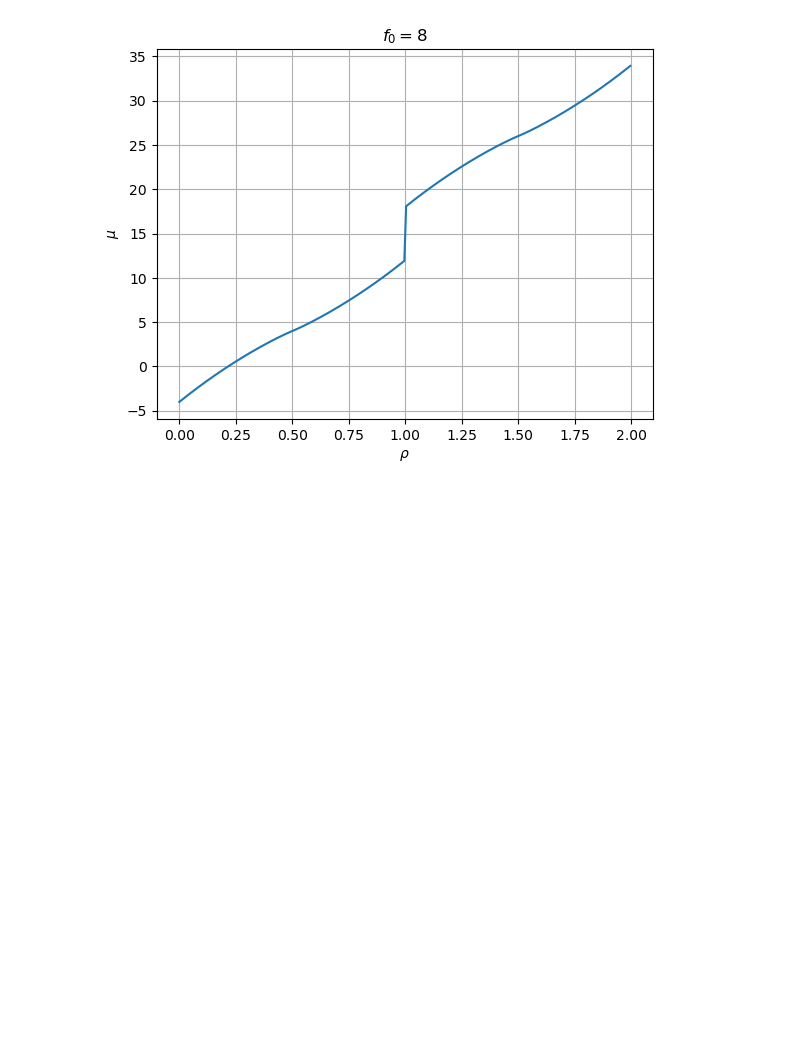
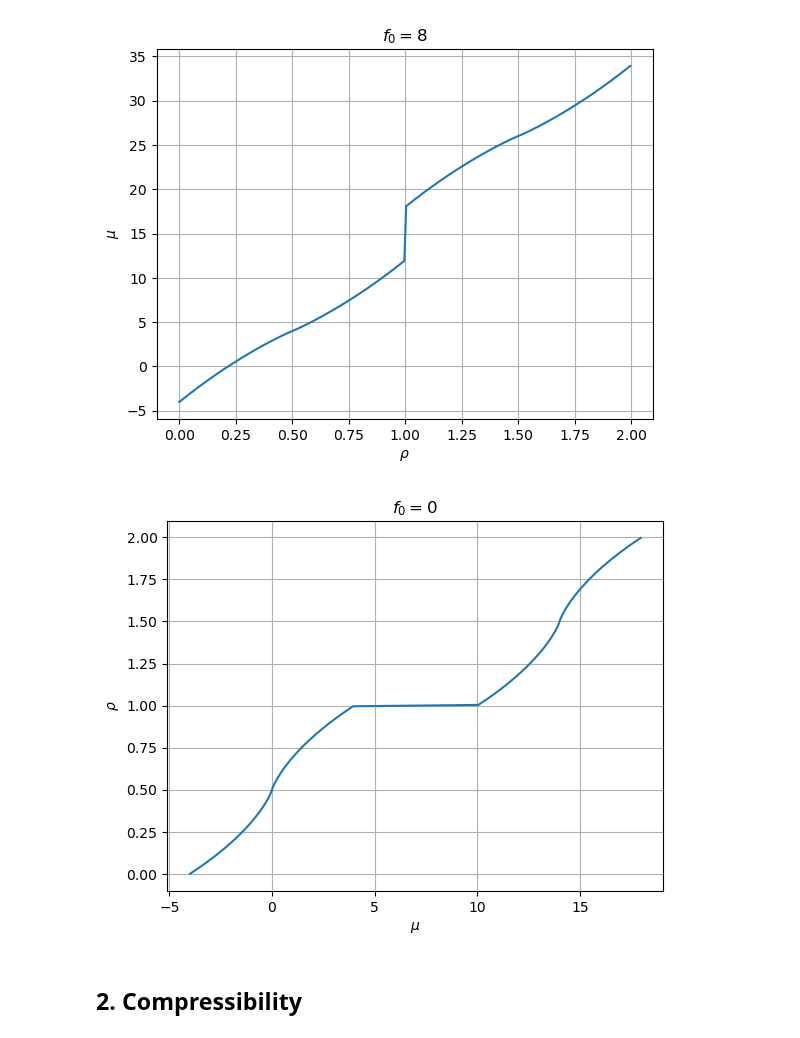
Before and after one commit to janjhch/bachelorthesis, a Jupyter notebook: meanfield/landau_f0_2d.ipynb, the cells around one changed output. Saved outputs shown, nothing was run; the diff lists cells and outputs as text; code cells hidden in the pictures; blank space fills up the shorter version.

```diff
--- a/meanfield/landau_f0_2d.ipynb
+++ b/meanfield/landau_f0_2d.ipynb
@@ -112,3 +116,10 @@ one_plot(rho_values, mu_U_14_f0_8, r'$\rho$', r'$\mu$', r'$f_0 = 8$')
 1.996
 [figure]
 [figure]
+# %%
+one_plot(mu_U_14_f0_0, rho_values, r'$\mu$', r'$\rho$', r'$f_0 = 0$')
+#one_plot(mu_U_14_f0_8, rho_values, r'$\mu$', r'$\rho$', r'$f_0 = 8$')
+# %% [output]
+[figure, added]
+# %% [markdown]
+## 2. Compressibility
```
Also changed, not shown: parts of 5 cells of this notebook, 1 other file.
